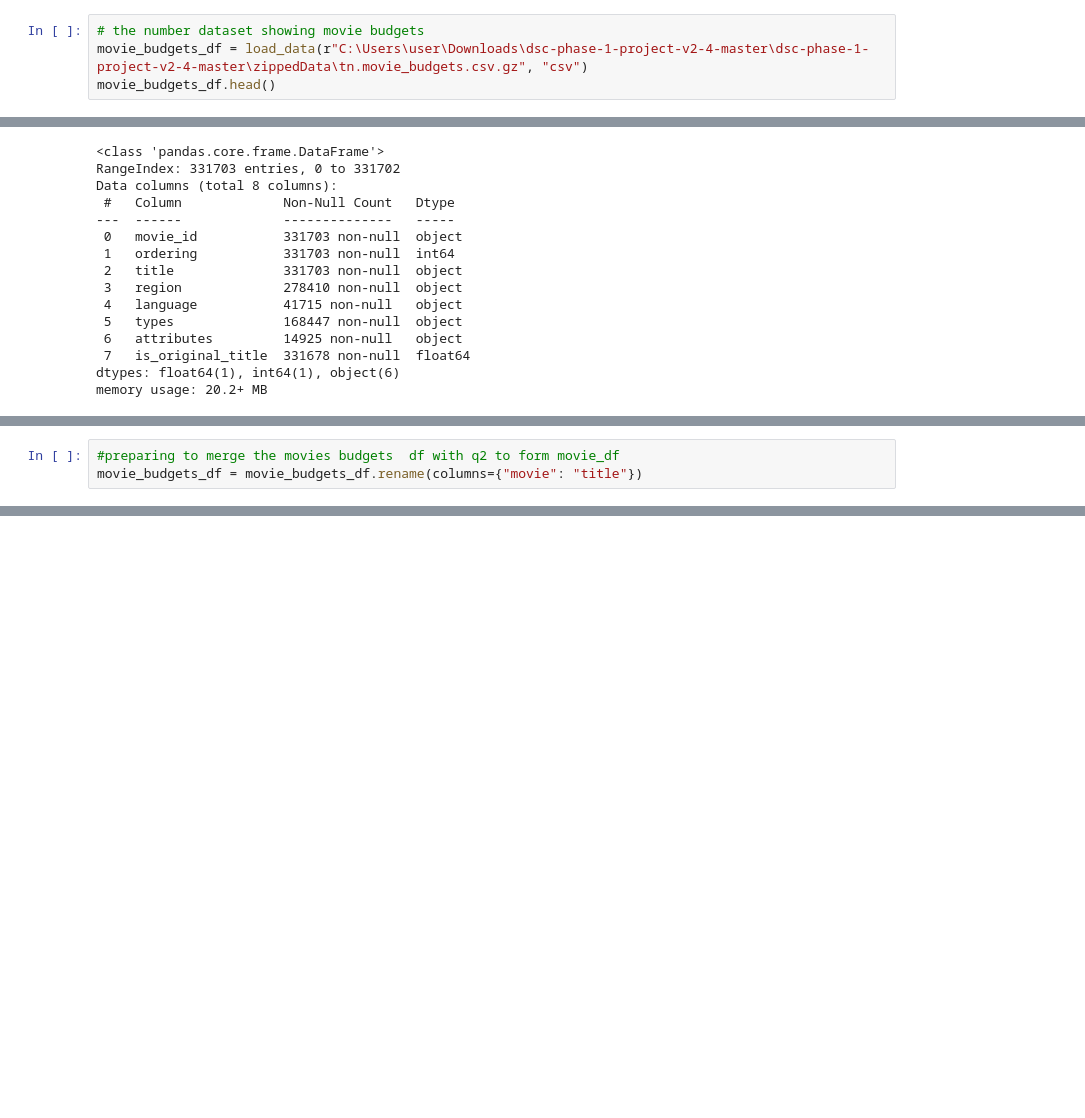
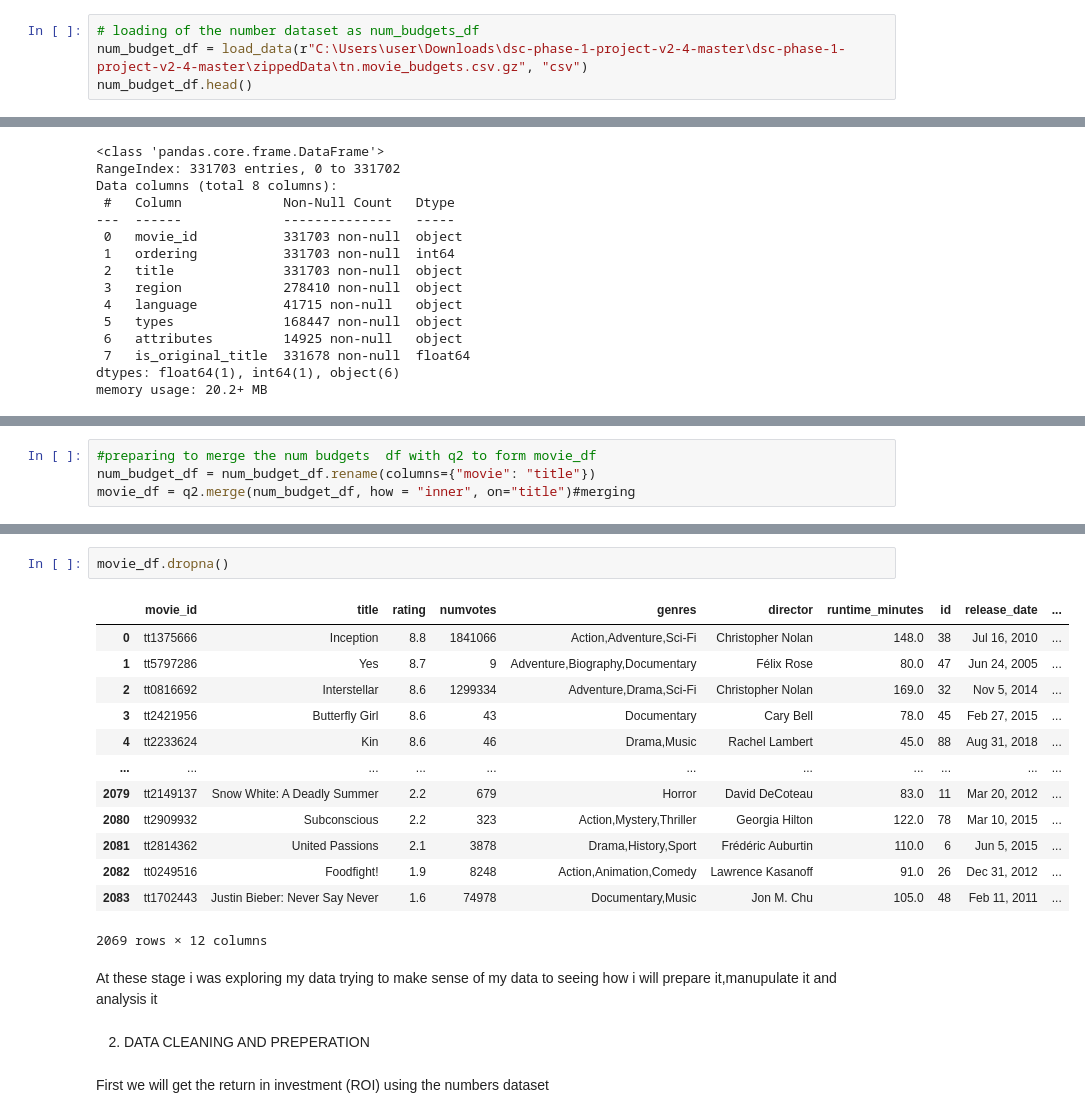
Before and after one commit to Geraldkigotho/dsc-phase-1-project-v2-4, a Jupyter notebook: student.ipynb, the cells around one changed output, grey strips where cells are left out. Cells and saved outputs as stored; diff of their text form; blank space fills up the shorter version.

Commit message:
exploring my data

```diff
--- a/student.ipynb
+++ b/student.ipynb
@@ -63,9 +58,9 @@ def load_data(path, data_format):
 
     return data
 # %%
-# the number dataset showing movie budgets
-movie_budgets_df = load_data(r"C:\Users\user\Downloads\dsc-phase-1-project-v2-4-master\dsc-phase-1-project-v2-4-master\zippedData\tn.movie_budgets.csv.gz", "csv")
-movie_budgets_df.head()
+# loading of the number dataset as num_budgets_df
+num_budget_df = load_data(r"C:\Users\user\Downloads\dsc-phase-1-project-v2-4-master\dsc-phase-1-project-v2-4-master\zippedData\tn.movie_budgets.csv.gz", "csv")
+num_budget_df.head()
 # %% [output]
 |  | id | release_date | movie | production_budget | domestic_gross | worldwide_gross |
 | 0 | 1 | Dec 18, 2009 | Avatar | $425,000,000 | $760,507,625 | $2,776,345,279 |
@@ -288,5 +364,6 @@ q2.dropna() #dropping null values
 | 93044 | tt5880884 | Bloody Massacre | 1.0 | 22 | Drama,Horror,Thriller | Eldar Bogunov | 82.0 |
 34718 rows × 7 columns
 # %%
-#preparing to merge the movies budgets  df with q2 to form movie_df
-movie_budgets_df = movie_budgets_df.rename(columns={"movie": "title"})
+#preparing to merge the num budgets  df with q2 to form movie_df
+num_budget_df = num_budget_df.rename(columns={"movie": "title"})
+movie_df = q2.merge(num_budget_df, how = "inner", on="title")#merging
@@ -292,0 +392,22 @@ movie_budgets_df = movie_budgets_df.rename(columns={"movie": "title"})
+# %%
+movie_df.dropna()
+# %% [output]
+|  | movie_id | title | rating | numvotes | genres | director | runtime_minutes | id | release_date | ... |
+| 0 | tt1375666 | Inception | 8.8 | 1841066 | Action,Adventure,Sci-Fi | Christopher Nolan | 148.0 | 38 | Jul 16, 2010 | ... |
+| 1 | tt5797286 | Yes | 8.7 | 9 | Adventure,Biography,Documentary | Félix Rose | 80.0 | 47 | Jun 24, 2005 | ... |
+| 2 | tt0816692 | Interstellar | 8.6 | 1299334 | Adventure,Drama,Sci-Fi | Christopher Nolan | 169.0 | 32 | Nov 5, 2014 | ... |
+| 3 | tt2421956 | Butterfly Girl | 8.6 | 43 | Documentary | Cary Bell | 78.0 | 45 | Feb 27, 2015 | ... |
+| 4 | tt2233624 | Kin | 8.6 | 46 | Drama,Music | Rachel Lambert | 45.0 | 88 | Aug 31, 2018 | ... |
+| ... | ... | ... | ... | ... | ... | ... | ... | ... | ... | ... |
+| 2079 | tt2149137 | Snow White: A Deadly Summer | 2.2 | 679 | Horror | David DeCoteau | 83.0 | 11 | Mar 20, 2012 | ... |
+| 2080 | tt2909932 | Subconscious | 2.2 | 323 | Action,Mystery,Thriller | Georgia Hilton | 122.0 | 78 | Mar 10, 2015 | ... |
+| 2081 | tt2814362 | United Passions | 2.1 | 3878 | Drama,History,Sport | Frédéric Auburtin | 110.0 | 6 | Jun 5, 2015 | ... |
+| 2082 | tt0249516 | Foodfight! | 1.9 | 8248 | Action,Animation,Comedy | Lawrence Kasanoff | 91.0 | 26 | Dec 31, 2012 | ... |
+| 2083 | tt1702443 | Justin Bieber: Never Say Never | 1.6 | 74978 | Documentary,Music | Jon M. Chu | 105.0 | 48 | Feb 11, 2011 | ... |
+2069 rows × 12 columns
+# %% [markdown]
+At these stage i was exploring my data trying to make sense of  my data to seeing how i will prepare it,manupulate it and analysis it
+# %% [markdown]
+2.  DATA CLEANING AND PREPERATION
+# %% [markdown]
+First we will get the return in investment (ROI) using the numbers dataset
```
Also changed, not shown: parts of 53 cells of this notebook.
